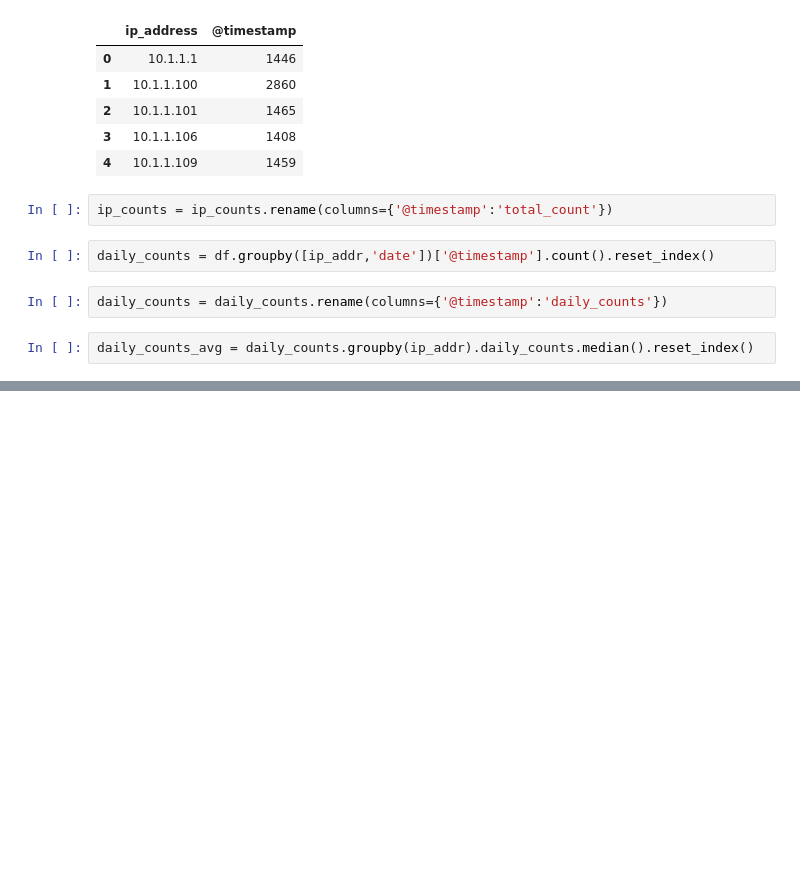
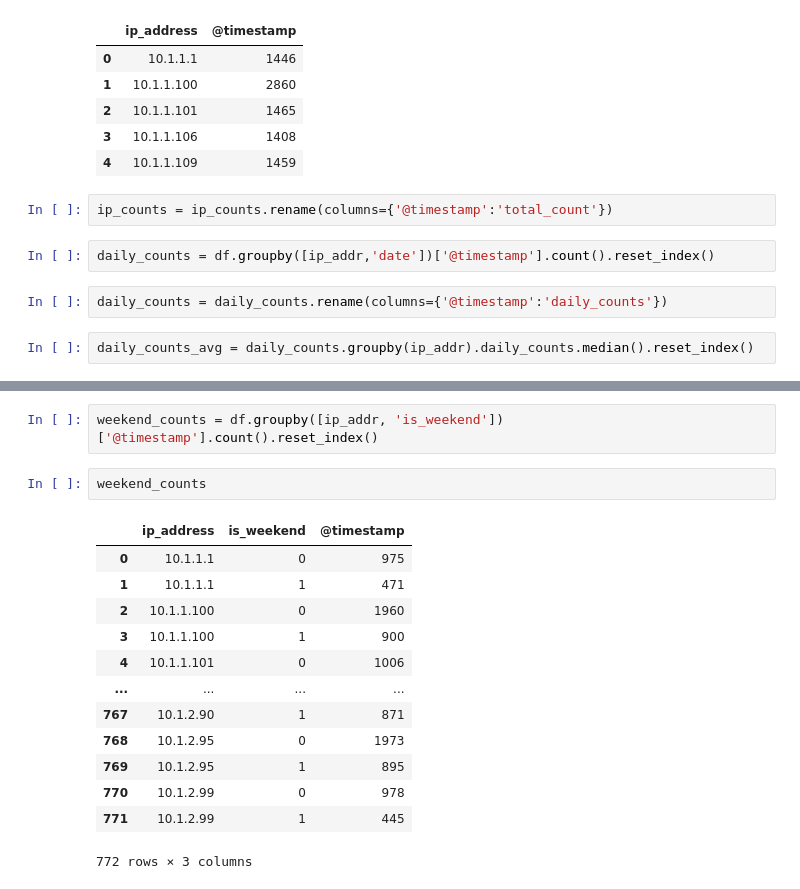
Before and after one commit to Parth119/parth_25MML0018_edge_intelligence, a Jupyter notebook: lab_3/lab3.ipynb, the cells around one changed output, grey strips where cells are left out. Saved outputs shown, nothing was run; the diff lists cells and outputs as text; blank space fills up the shorter version.

```diff
--- a/lab_3/lab3.ipynb
+++ b/lab_3/lab3.ipynb
@@ -141,0 +152,18 @@ daily_counts_avg = daily_counts.groupby(ip_addr).daily_counts.median().reset_ind
+# %%
+weekend_counts = df.groupby([ip_addr, 'is_weekend'])['@timestamp'].count().reset_index()
+# %%
+weekend_counts
+# %% [output]
+|  | ip_address | is_weekend | @timestamp |
+| 0 | 10.1.1.1 | 0 | 975 |
+| 1 | 10.1.1.1 | 1 | 471 |
+| 2 | 10.1.1.100 | 0 | 1960 |
+| 3 | 10.1.1.100 | 1 | 900 |
+| 4 | 10.1.1.101 | 0 | 1006 |
+| ... | ... | ... | ... |
+| 767 | 10.1.2.90 | 1 | 871 |
+| 768 | 10.1.2.95 | 0 | 1973 |
+| 769 | 10.1.2.95 | 1 | 895 |
+| 770 | 10.1.2.99 | 0 | 978 |
+| 771 | 10.1.2.99 | 1 | 445 |
+772 rows × 3 columns
```
Also changed, not shown: parts of 3 cells of this notebook, 1 other file.
